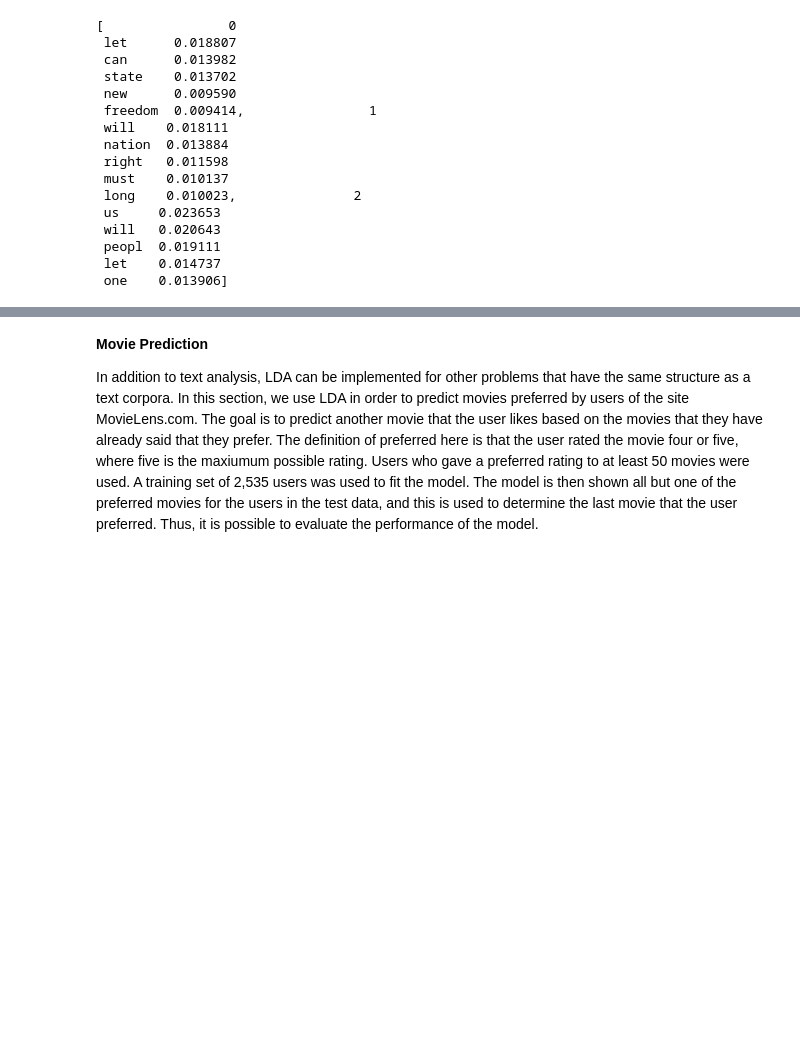
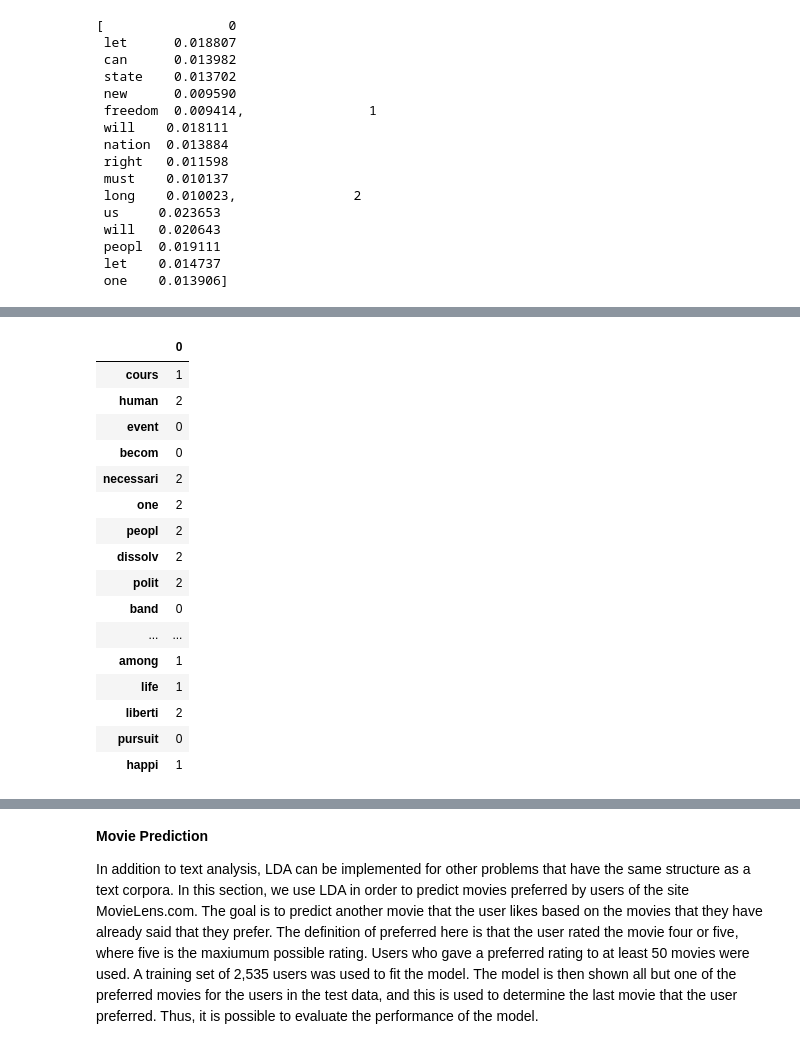
Before and after one commit to aky4wn/663FinalProject, a Jupyter notebook: LDA-Code-Yanchenko-Robertson_Cython.ipynb, the cells around one changed output, grey strips where cells are left out. Cells and saved outputs as stored; diff of their text form; code cells hidden in the pictures; blank space fills up the shorter version.

Commit message:
Added function and example for color coding words

```diff
--- a/LDA-Code-Yanchenko-Robertson_Cython.ipynb
+++ b/LDA-Code-Yanchenko-Robertson_Cython.ipynb
@@ -1263,0 +1282,28 @@ mostCommon(ResultsSpeech[0][3], speechCorp[1], 5)
+# %%
+decIntro = """When in the Course of human events, it becomes necessary for one people to dissolve the political bands
+which have connected them with another, and to assume, among the Powers of the earth, the separate and equal
+station to which the Laws of Nature and of Nature's God entitle them, a decent respect to the opinions of
+mankind requires that they should
+declare the causes which impel them to the separation.
+
+We hold these truths to be self-evident, that all men are created equal, that they are endowed by their
+Creator with certain unalienable Rights, that among these are Life, Liberty, and the pursuit of Happiness."""
+colorCode(ResultsSpeech[0][3], speechCorp[1], decIntro).T
+# %% [output]
+|  | 0 |
+| cours | 1 |
+| human | 2 |
+| event | 0 |
+| becom | 0 |
+| necessari | 2 |
+| one | 2 |
+| peopl | 2 |
+| dissolv | 2 |
+| polit | 2 |
+| band | 0 |
+| ... | ... |
+| among | 1 |
+| life | 1 |
+| liberti | 2 |
+| pursuit | 0 |
+| happi | 1 |
```
Also changed, not shown: parts of 6 cells of this notebook.
